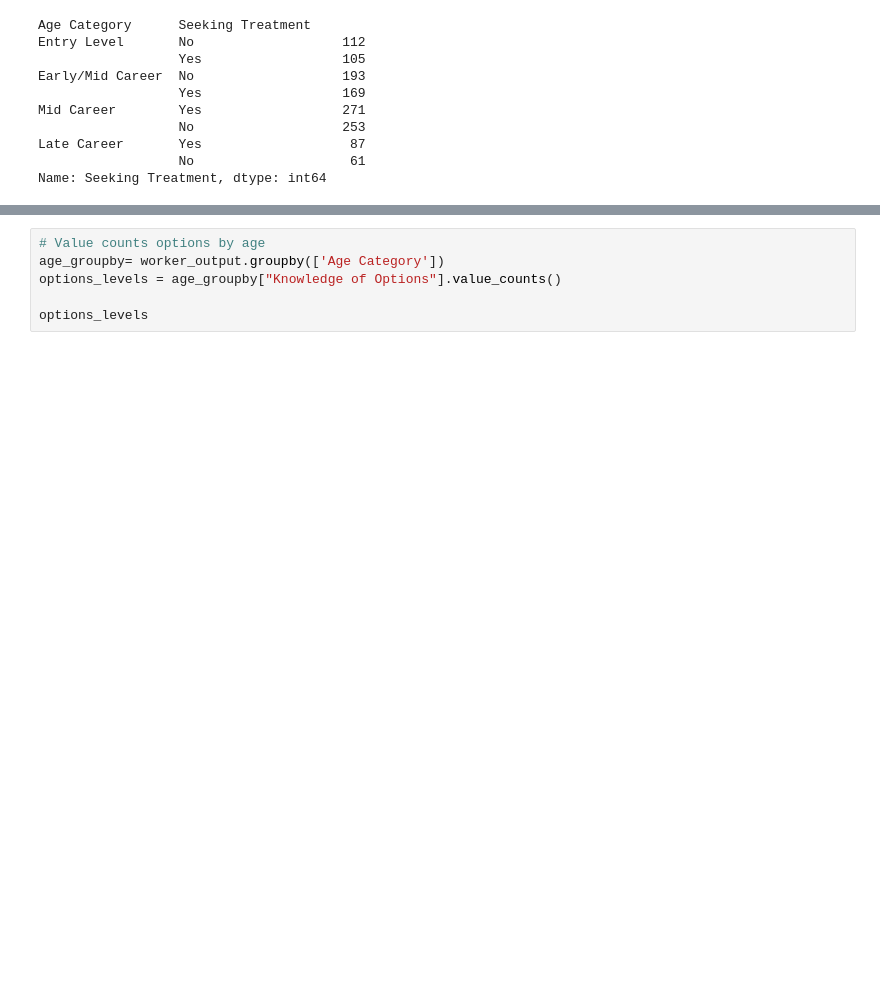
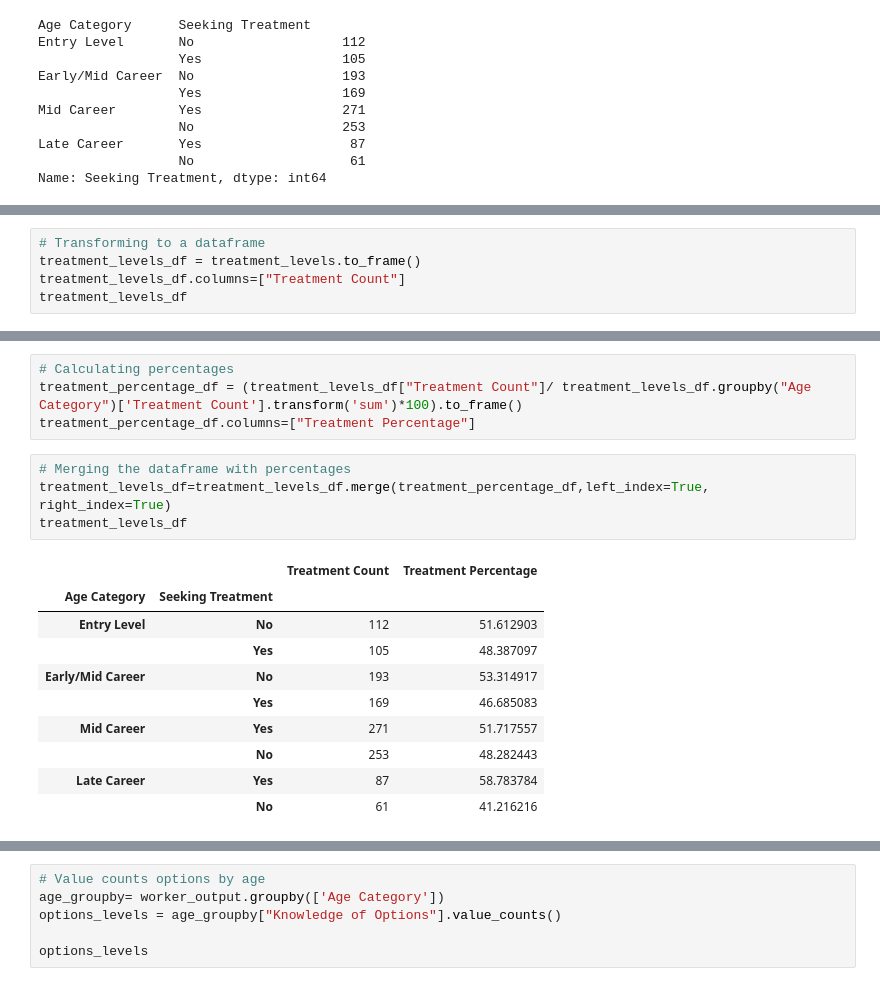
Before and after one commit to baileykayla953/project-one, a Jupyter notebook: mental_health_tech.ipynb, the cells around one changed output, grey strips where cells are left out. Saved outputs shown, nothing was run; the diff lists cells and outputs as text; blank space fills up the shorter version.

```diff
--- a/mental_health_tech.ipynb
+++ b/mental_health_tech.ipynb
@@ -312,0 +315,5 @@ Name: Seeking Treatment, dtype: int64
+# %%
+# Transforming to a dataframe
+treatment_levels_df = treatment_levels.to_frame()
+treatment_levels_df.columns=["Treatment Count"]
+treatment_levels_df
@@ -313 +331,20 @@ Name: Seeking Treatment, dtype: int64
+# %%
+# Calculating percentages
+treatment_percentage_df = (treatment_levels_df["Treatment Count"]/ treatment_levels_df.groupby("Age Category")['Treatment Count'].transform('sum')*100).to_frame()
+treatment_percentage_df.columns=["Treatment Percentage"]
+# %%
+# Merging the dataframe with percentages
+treatment_levels_df=treatment_levels_df.merge(treatment_percentage_df,left_index=True, right_index=True)
+treatment_levels_df
+# %% [output]
+|  |  | Treatment Count | Treatment Percentage |
+| Age Category | Seeking Treatment |  |  |
+| Entry Level | No | 112 | 51.612903 |
+|  | Yes | 105 | 48.387097 |
+| Early/Mid Career | No | 193 | 53.314917 |
+|  | Yes | 169 | 46.685083 |
+| Mid Career | Yes | 271 | 51.717557 |
+|  | No | 253 | 48.282443 |
+| Late Career | Yes | 87 | 58.783784 |
+|  | No | 61 | 41.216216 |
 # %%
```
Also changed, not shown: parts of 26 cells of this notebook, 1 other file.
